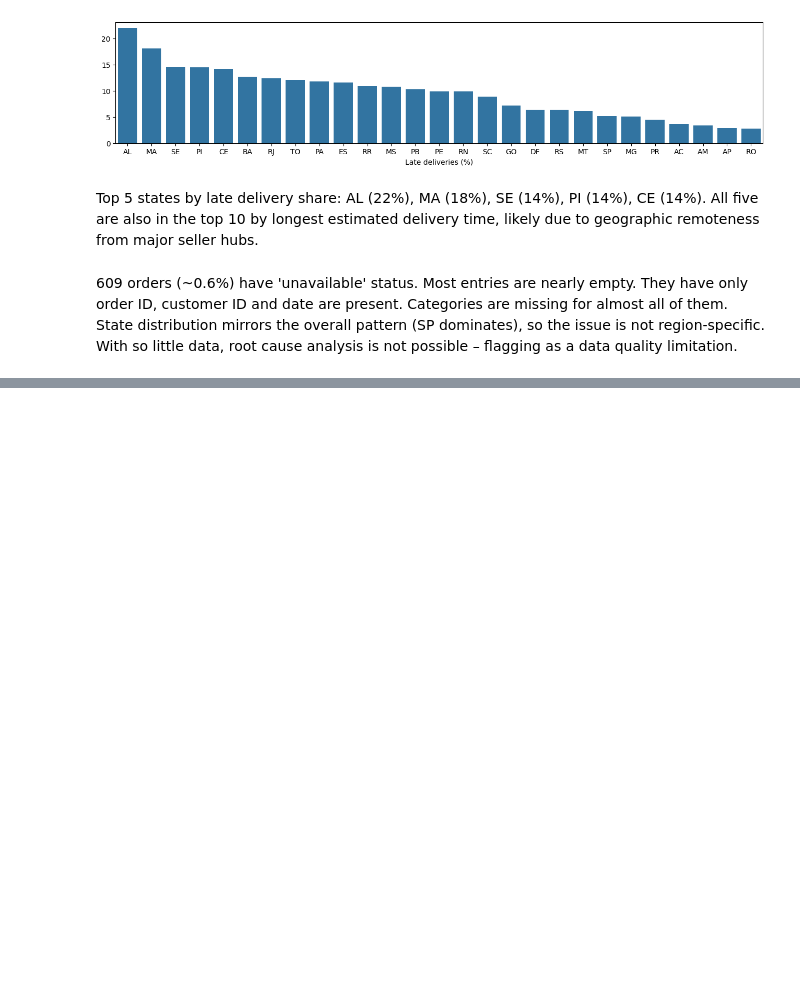
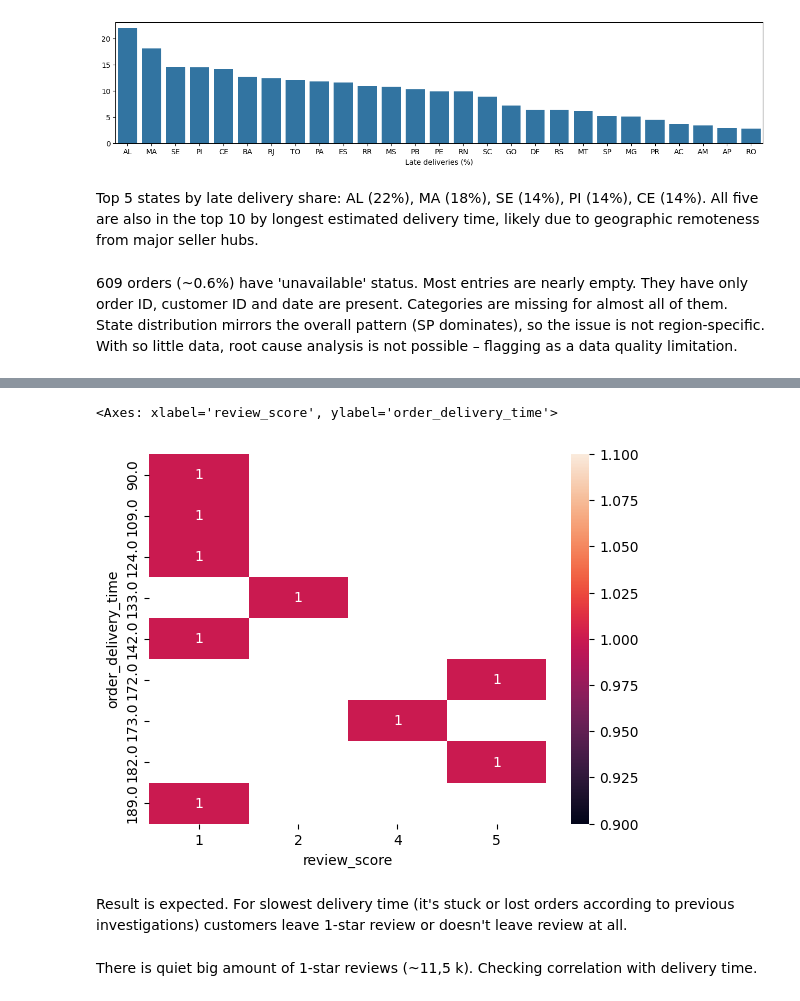
Before and after one commit to norriddx/ecommerce-orders-analysis, a Jupyter notebook: notebooks/eda.ipynb, the cells around one changed output, grey strips where cells are left out. Cells and saved outputs as stored; diff of their text form; code cells hidden in the pictures; blank space fills up the shorter version.

```diff
--- a/notebooks/eda.ipynb
+++ b/notebooks/eda.ipynb
@@ -675,0 +715,11 @@ Top 5 states by late delivery share: AL (22%), MA (18%), SE (14%), PI (14%), CE
+# %%
+# checking review scores for slowest delivery time
+
+top_slowest = orders['order_delivery_time'].value_counts().tail(10).index
+
+# pivot table
+
+filtered = orders_reviews[orders_reviews['order_delivery_time'].isin(top_slowest)]
+
+filtered_pvt = pd.pivot_table(filtered, values='order_id', index='order_delivery_time', columns='review_score', aggfunc='count')
+filtered_pvt
@@ -675,0 +738,7 @@ Top 5 states by late delivery share: AL (22%), MA (18%), SE (14%), PI (14%), CE
+# %%
+sns.heatmap(data=filtered_pvt, annot=True, fmt='.0f')
+# %% [output]
+<Axes: xlabel='review_score', ylabel='order_delivery_time'>
+[figure, added]
+# %% [markdown]
+Result is expected. For slowest delivery time (it's stuck or lost orders according to previous investigations) customers leave 1-star review or doesn't leave review at all.
@@ -675,0 +747,2 @@ Top 5 states by late delivery share: AL (22%), MA (18%), SE (14%), PI (14%), CE
+# %% [markdown]
+There is quiet big amount of 1-star reviews (~11,5 k). Checking correlation with delivery time.
```
Also changed, not shown: parts of 18 cells of this notebook.
